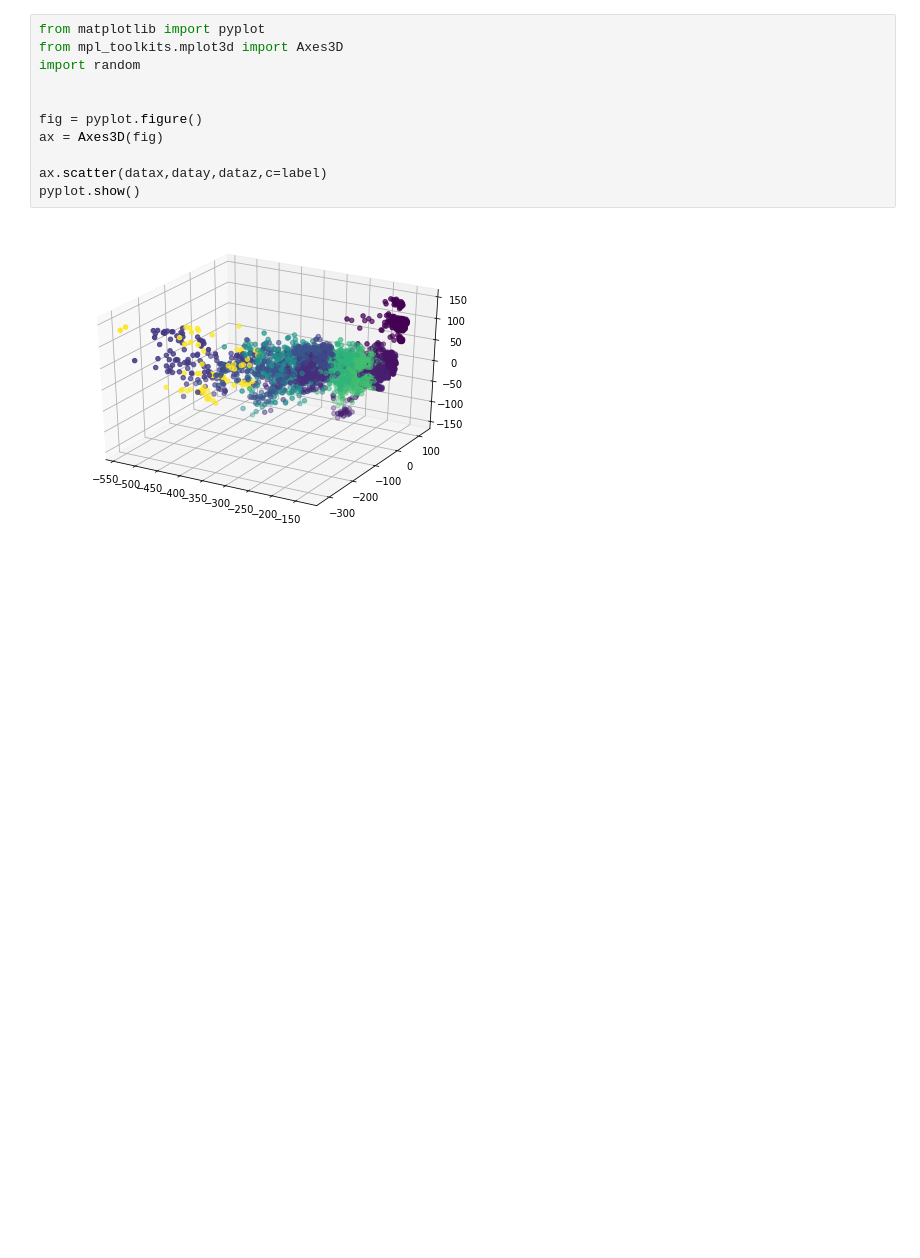
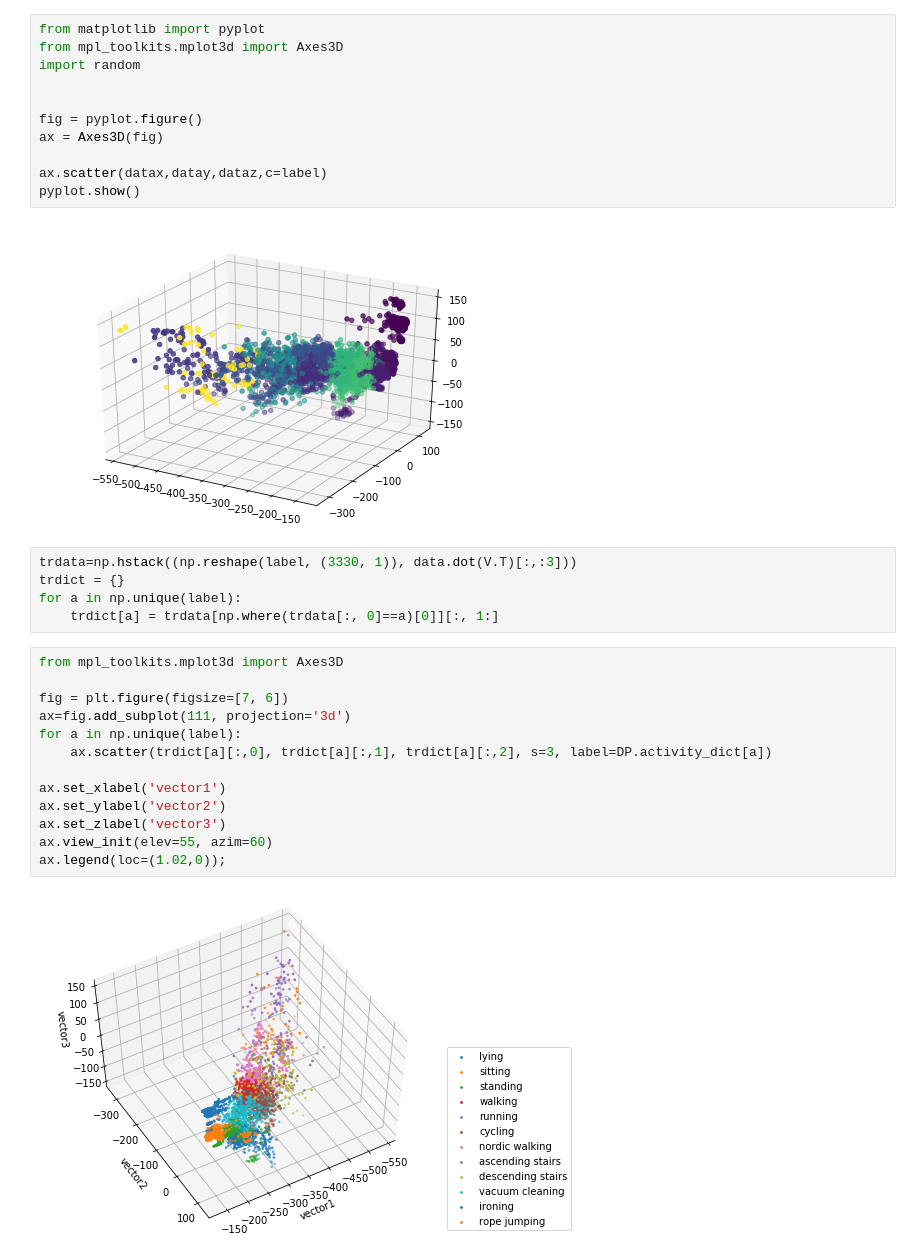
Before and after one commit to kcmeehan/BiometricsActivityClassification, a Jupyter notebook: PCA.ipynb, the cells around one changed output. Drawn from its saved outputs; the diff is of its cells as text; blank space fills up the shorter version.

Commit message:
copied chiu-yun's plotting codes

```diff
--- a/PCA.ipynb
+++ b/PCA.ipynb
@@ -74,3 +58,23 @@ ax.scatter(datax,datay,dataz,c=label)
 pyplot.show()
 # %% [output]
 [figure]
+# %%
+trdata=np.hstack((np.reshape(label, (3330, 1)), data.dot(V.T)[:,:3]))
+trdict = {}
+for a in np.unique(label):
+    trdict[a] = trdata[np.where(trdata[:, 0]==a)[0]][:, 1:]
+# %%
+from mpl_toolkits.mplot3d import Axes3D
+
+fig = plt.figure(figsize=[7, 6])
+ax=fig.add_subplot(111, projection='3d')
+for a in np.unique(label):
+    ax.scatter(trdict[a][:,0], trdict[a][:,1], trdict[a][:,2], s=3, label=DP.activity_dict[a])
+
+ax.set_xlabel('vector1')
+ax.set_ylabel('vector2')
+ax.set_zlabel('vector3')
+ax.view_init(elev=55, azim=60)
+ax.legend(loc=(1.02,0));
+# %% [output]
+[figure, added]
```
Also changed, not shown: parts of 10 cells of this notebook.
